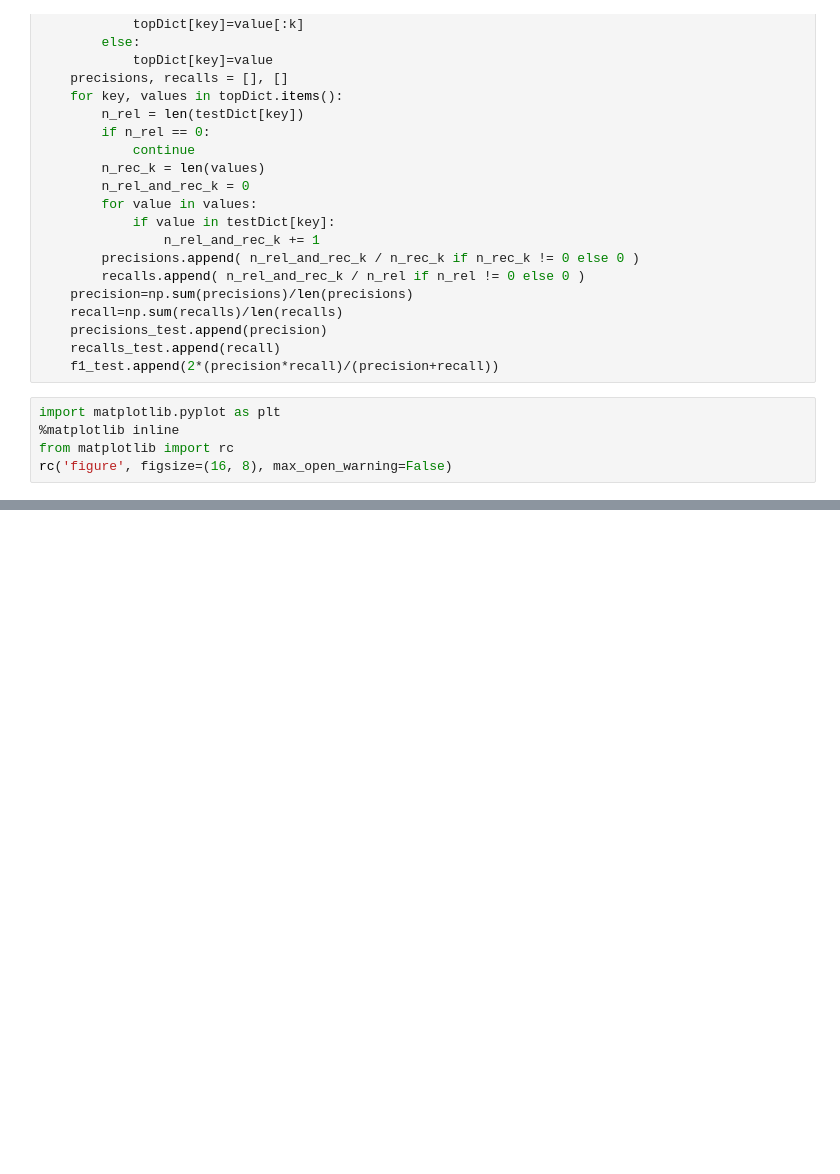
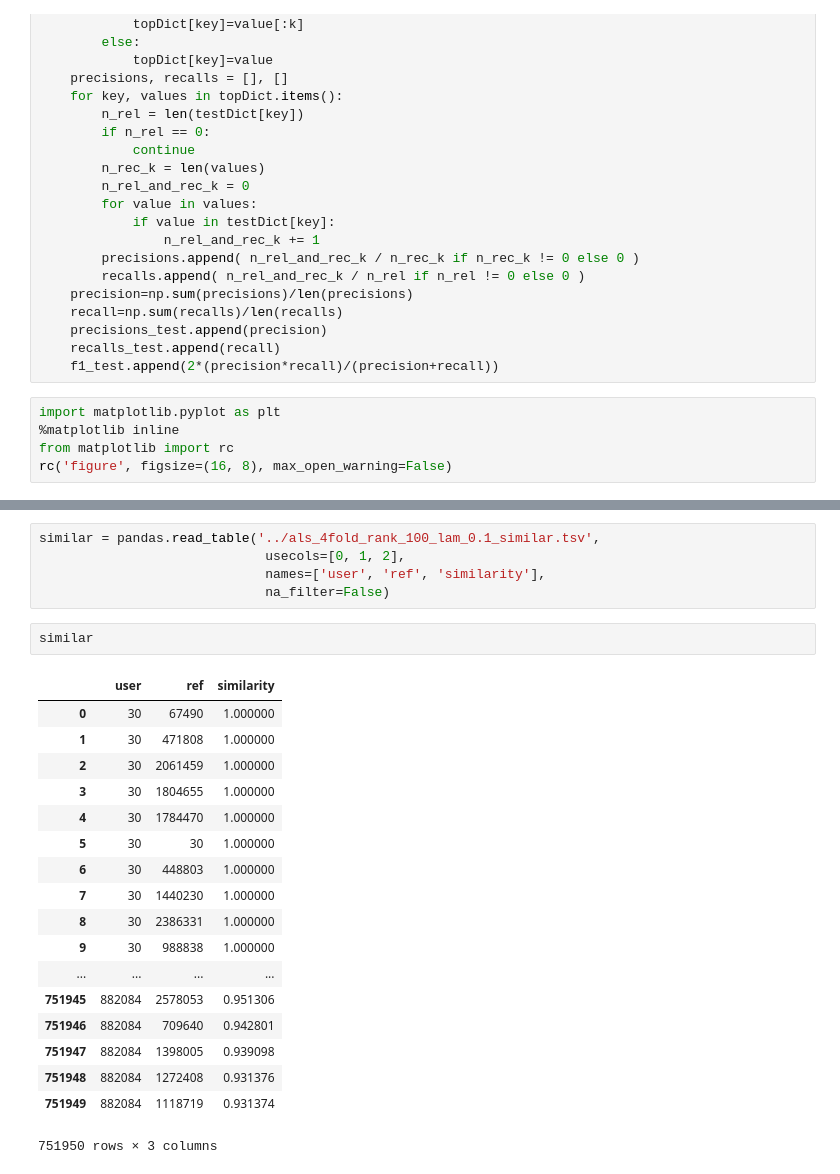
Before and after one commit to jpatrickpark/1003-project, a Jupyter notebook: notebooks/implicit_4fold.ipynb, the cells around one changed output, grey strips where cells are left out. Drawn from its saved outputs; the diff is of its cells as text; blank space fills up the shorter version.

Commit message:
similar items

```diff
--- a/notebooks/implicit_4fold.ipynb
+++ b/notebooks/implicit_4fold.ipynb
@@ -338,0 +347,26 @@ plt.show()
+# %%
+similar = pandas.read_table('../als_4fold_rank_100_lam_0.1_similar.tsv',
+                             usecols=[0, 1, 2],
+                             names=['user', 'ref', 'similarity'],
+                             na_filter=False)
+# %%
+similar
+# %% [output]
+|  | user | ref | similarity |
+| 0 | 30 | 67490 | 1.000000 |
+| 1 | 30 | 471808 | 1.000000 |
+| 2 | 30 | 2061459 | 1.000000 |
+| 3 | 30 | 1804655 | 1.000000 |
+| 4 | 30 | 1784470 | 1.000000 |
+| 5 | 30 | 30 | 1.000000 |
+| 6 | 30 | 448803 | 1.000000 |
+| 7 | 30 | 1440230 | 1.000000 |
+| 8 | 30 | 2386331 | 1.000000 |
+| 9 | 30 | 988838 | 1.000000 |
+| ... | ... | ... | ... |
+| 751945 | 882084 | 2578053 | 0.951306 |
+| 751946 | 882084 | 709640 | 0.942801 |
+| 751947 | 882084 | 1398005 | 0.939098 |
+| 751948 | 882084 | 1272408 | 0.931376 |
+| 751949 | 882084 | 1118719 | 0.931374 |
+751950 rows × 3 columns
```
Also changed, not shown: parts of 7 cells of this notebook.
